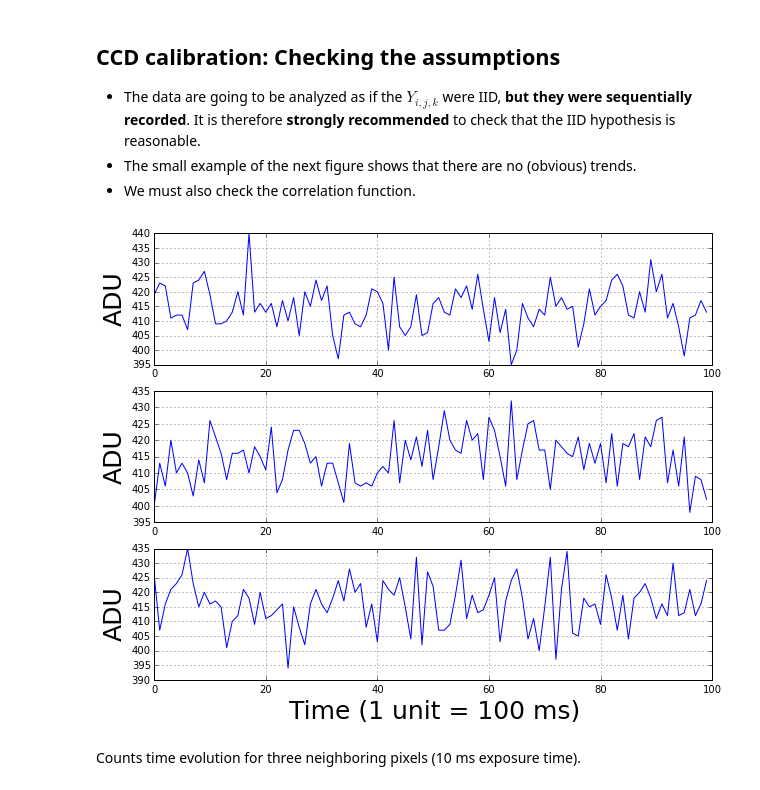
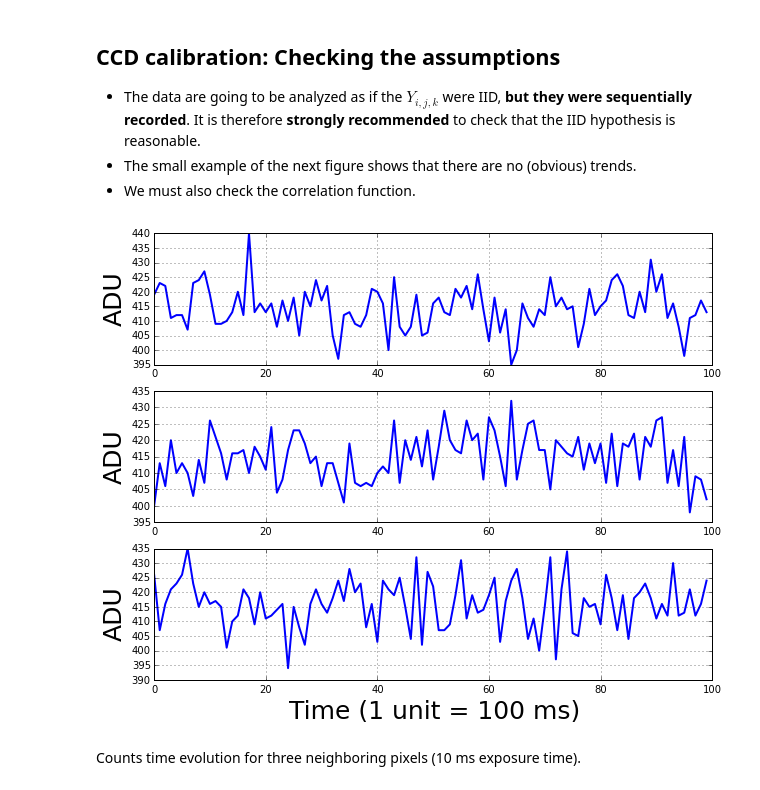
Before and after one commit to christophe-pouzat/ENP2015, a Jupyter notebook: Pouzat-ENP-2015.ipynb, the cells around one changed output. Cells and saved outputs as stored; diff of their text form; code cells hidden in the pictures.

```diff
--- a/Pouzat-ENP-2015.ipynb
+++ b/Pouzat-ENP-2015.ipynb
@@ -750,20 +750,20 @@ CCD calibration: Checking the assumptions
 # %%
 plt.figure(dpi=600,figsize=(10,8))
 plt.subplot(311)
-plt.plot(calibration['10ms/stack'][31,41,:])
+plt.plot(calibration['10ms/stack'][31,41,:],lw=2)
 plt.ylabel("ADU",fontsize=25)
 plt.grid()
 plt.subplot(312)
-plt.plot(calibration['10ms/stack'][31,40,:])
+plt.plot(calibration['10ms/stack'][31,40,:],lw=2)
 plt.ylabel("ADU",fontsize=25)
 plt.grid()
 plt.subplot(313)
-plt.plot(calibration['10ms/stack'][31,39,:])
+plt.plot(calibration['10ms/stack'][31,39,:],lw=2)
 plt.xlabel("Time (1 unit = 100 ms)",fontsize=25)
 plt.ylabel("ADU",fontsize=25)
 plt.grid()
 # %% [output]
-[figure, old version]
+[figure, new version]
 # %% [markdown]
 Counts time evolution for three neighboring pixels (10 ms exposure time).
 # %% [markdown]
```
Also changed, not shown: parts of 11 cells of this notebook, 1 other file.
